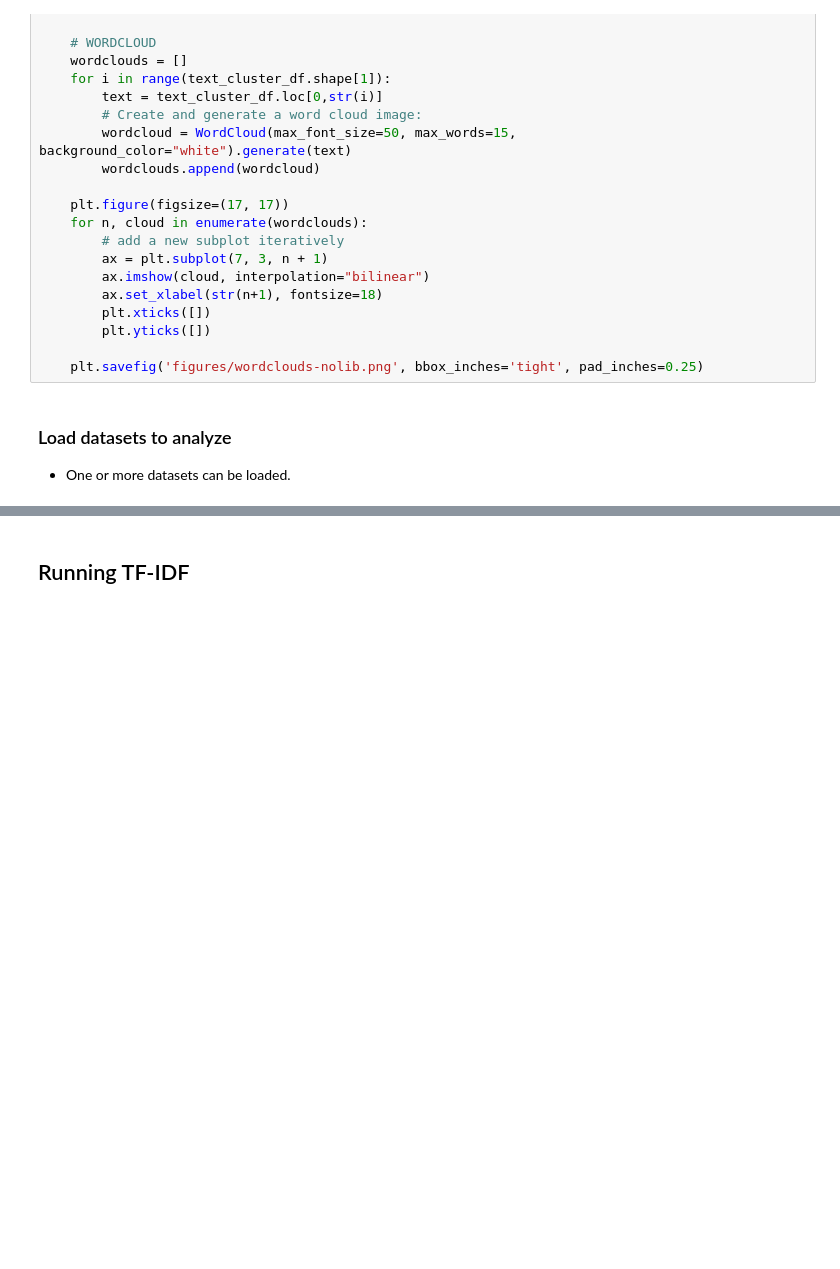
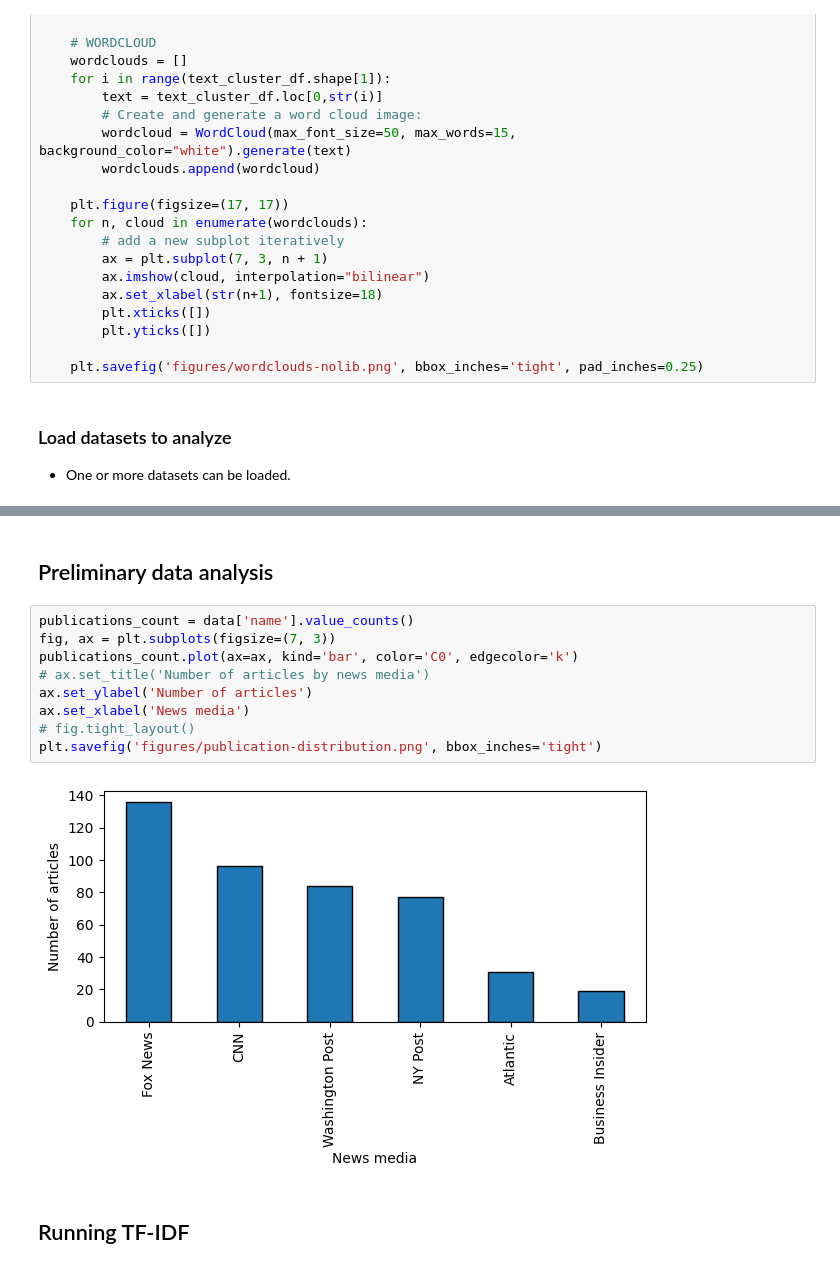
Before and after one commit to davidschep/NewsComparison, a Jupyter notebook: Jupyter_notebook_handin.ipynb, the cells around one changed output, grey strips where cells are left out. Cells and saved outputs as stored; diff of their text form; blank space fills up the shorter version.

```diff
--- a/Jupyter_notebook_handin.ipynb
+++ b/Jupyter_notebook_handin.ipynb
@@ -774,6 +774,19 @@ First 20 entries in data (size 443):
 | 17 | 17 | NY Post | Abigail Edan, 4-year-old hostage ... | Chris Nesi | Heartwarming photos show the firs... | 27.0 | 11.0 | 2023.0 |
 | 18 | 18 | NY Post | Red Cross says it has received 11... | Post Staff | Eleven more Hamas hostages have b... | 27.0 | 11.0 | 2023.0 |
 | 19 | 19 | NY Post | Southwest passenger arrested afte... | Isabel Keane | A man was arrested after allegedl... | 27.0 | 11.0 | 2023.0 |
+# %% [markdown]
+## Preliminary data analysis
+# %%
+publications_count = data['name'].value_counts()
+fig, ax = plt.subplots(figsize=(7, 3))
+publications_count.plot(ax=ax, kind='bar', color='C0', edgecolor='k')
+# ax.set_title('Number of articles by news media')
+ax.set_ylabel('Number of articles')
+ax.set_xlabel('News media')
+# fig.tight_layout()
+plt.savefig('figures/publication-distribution.png', bbox_inches='tight')
+# %% [output]
+[figure, added]
 # %% [markdown]
 ## Running TF-IDF
 # %% [markdown]
```
Also changed, not shown: 1 other file.
